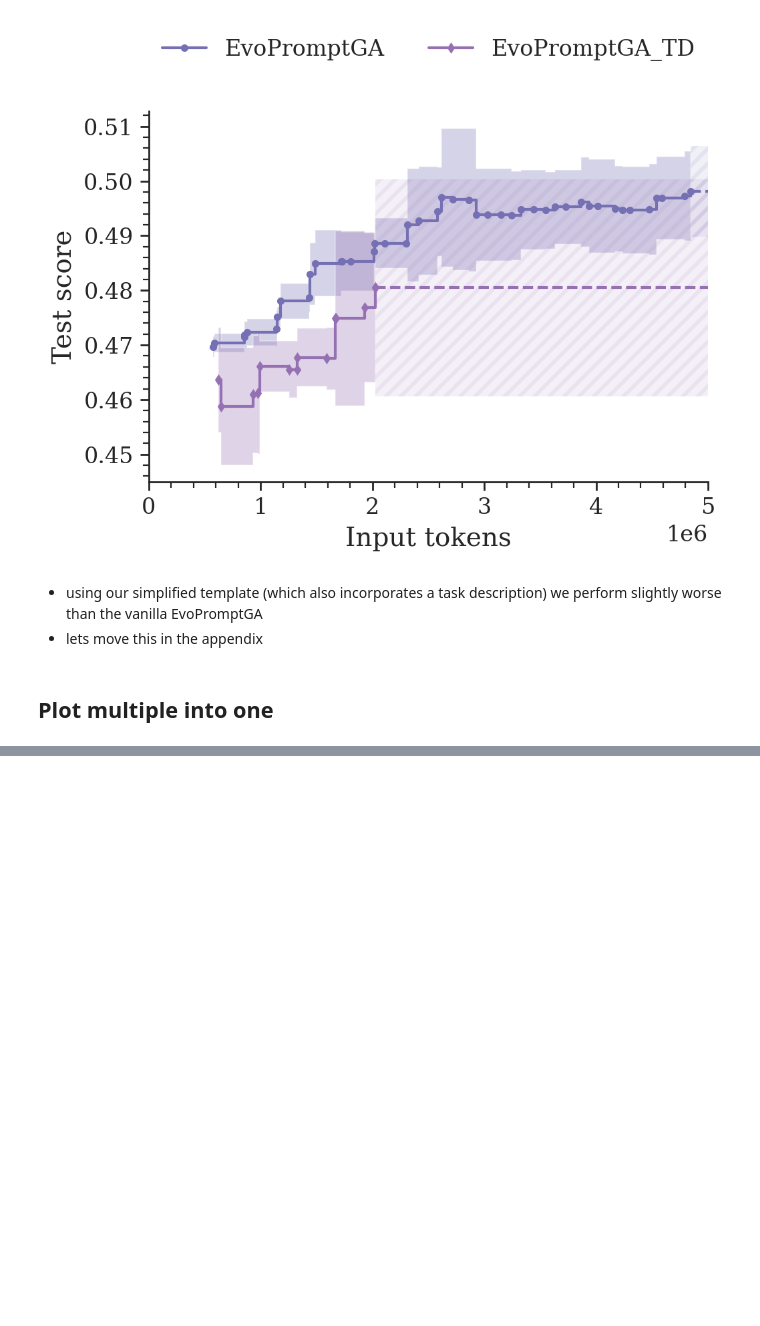
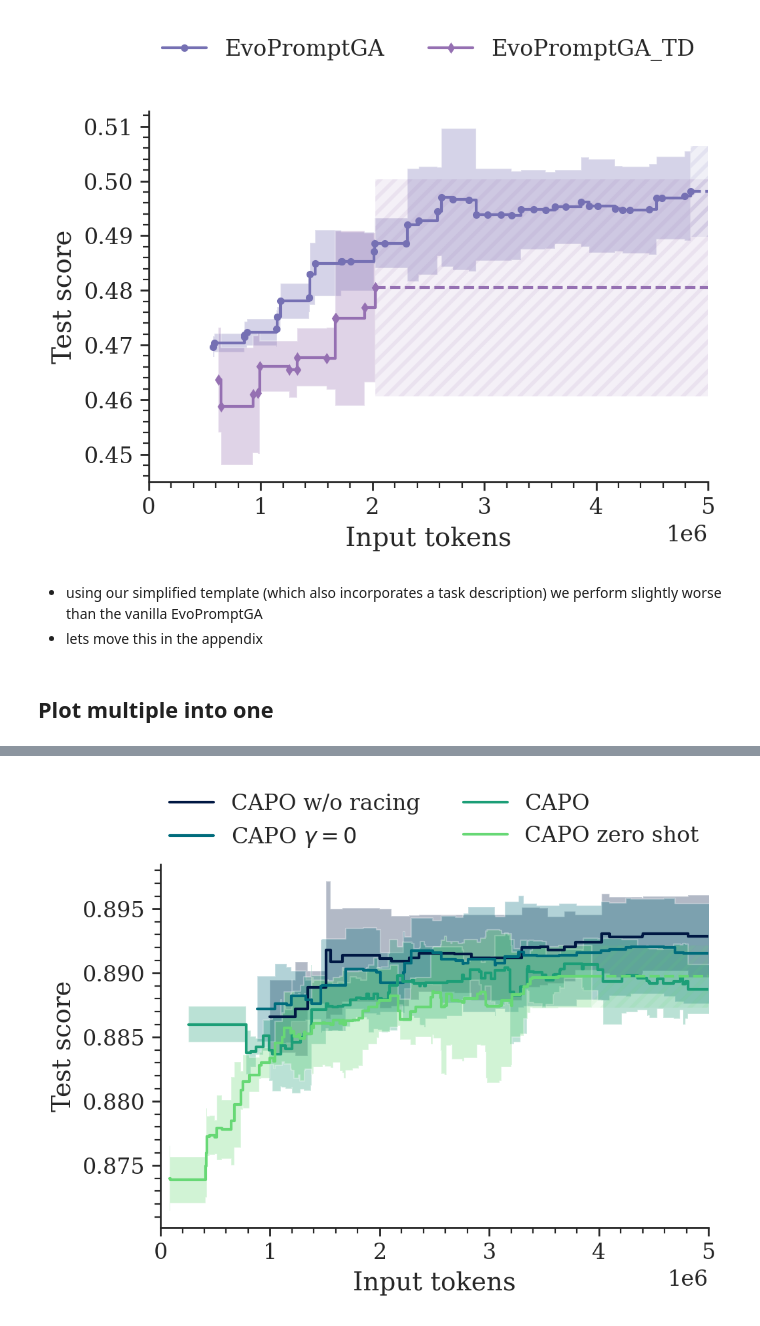
Before and after one commit to finitearth/capo, a Jupyter notebook: notebooks/paper_visualization/ablation_visualization.ipynb, the cells around one changed output, grey strips where cells are left out. Drawn from its saved outputs; the diff is of its cells as text; code cells hidden in the pictures; blank space fills up the shorter version.

```diff
--- a/notebooks/paper_visualization/ablation_visualization.ipynb
+++ b/notebooks/paper_visualization/ablation_visualization.ipynb
@@ -255,2 +283,17 @@ Failed to load gsm8k for nan: No objects to concatenate
+# %%
+plot_population_scores_comparison(
+    "agnews",
+    "llama",
+    ["CAPO_no_racing", "CAPO_no_lp", "CAPO", "CAPO_zero_shot"],
+    labels=["CAPO w/o racing", r"CAPO $\gamma=0$", "CAPO", "CAPO zero shot"],
+    x_col="input_tokens_cum",
+    continuous_colors=True,
+    path_prefix="../..",
+    plot_stddev=True,
+    plot_seeds=False,
+    ncols=2,
+);
+# %% [output]
+[figure, added]
 # %%
 plot_population_scores_comparison(
```
Also changed, not shown: parts of 4 cells of this notebook, 5 other files.
